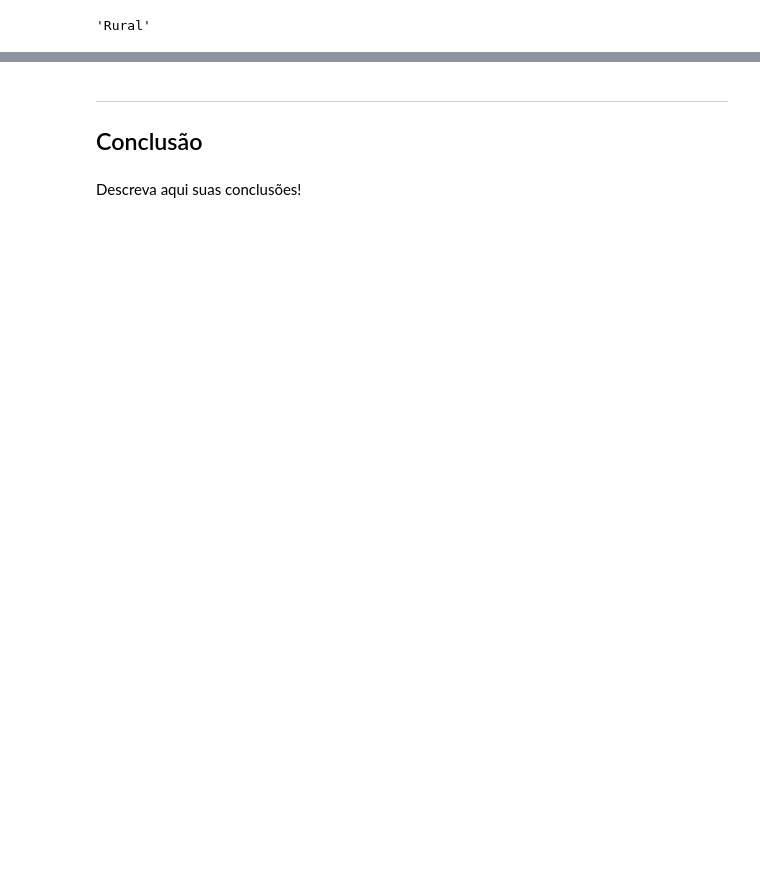
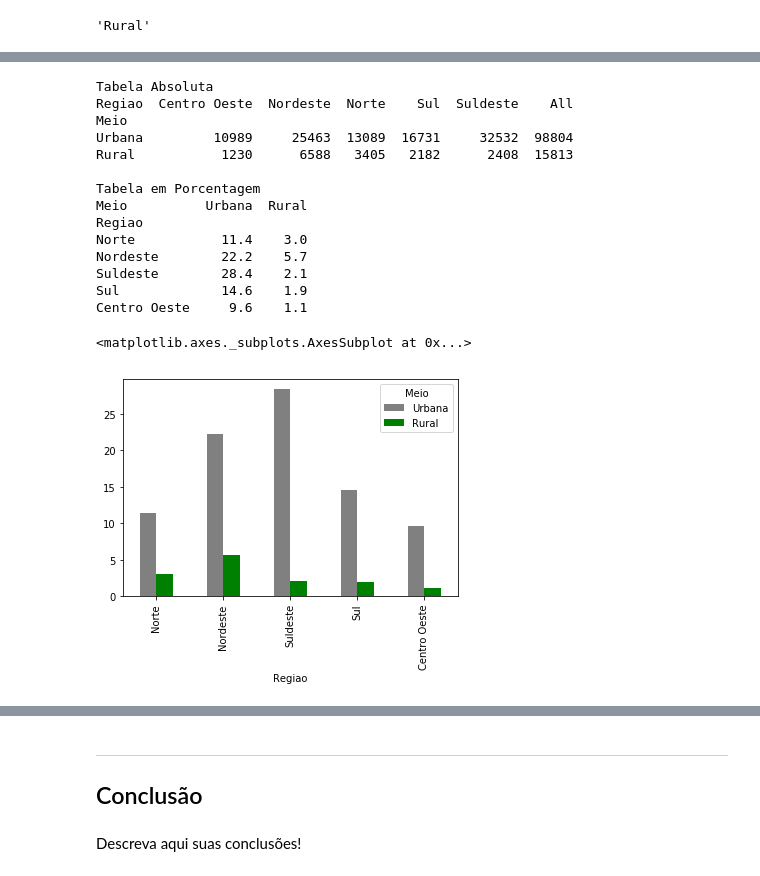
Before and after one commit to gabrielvf1/CienciaDosDados, a Jupyter notebook: Projeto1 Layout.ipynb, the cells around one changed output, grey strips where cells are left out. Drawn from its saved outputs; the diff is of its cells as text; code cells hidden in the pictures; blank space fills up the shorter version.

```diff
--- a/Projeto1 Layout.ipynb
+++ b/Projeto1 Layout.ipynb
@@ -78,10 +92,11 @@ UFparaRegiao(dados['UF'][50000])
 # %%
-dadosFinal = dadosFinal[(dadosFinal.Regiao=="Sul") | (dadosFinal.Regiao=="Norte") | (dadosFinal.Regiao=="Nordeste") | (dadosFinal.Regiao=="Suldeste") | (dadosFinal.Regiao=="Centro Oeste")]
+#dadosFinal = dadosFinal[(dadosFinal.Regiao=="Sul") | (dadosFinal.Regiao=="Norte") | (dadosFinal.Regiao=="Nordeste") | (dadosFinal.Regiao=="Suldeste") | (dadosFinal.Regiao=="Centro Oeste")]
 # %%
 dadosFinal.V0226 = dadosFinal.V0226.astype('category')
 dadosFinal.V0226.cat.categories = (['Sim', 'Nao'])
 dadosFinal.V02322 = dadosFinal.V02322.astype('category')
 dadosFinal.V02322.cat.categories = (['Sim', 'Nao'])
+dadosFinal = dadosFinal[(dadosFinal.Renda<999999999999) & (dadosFinal.Renda>0)]
+dadosFinal.Renda = dadosFinal.Renda.astype('float')
 dadosFinal = dadosFinal.rename(columns={'V0226': 'TV'})
 dadosFinal = dadosFinal.rename(columns={'V02322': 'Internet'})
-dadosFinal
@@ -106,0 +103,12 @@ dadosFinal
+# %%
+def TvInternet(TV,Internet):
+    if TV == 'Sim':
+        if Internet == 'Nao':
+            return 'So TV'
+        if Internet == 'Sim':
+            return 'Ambos'
+    if TV == 'Nao':
+        if Internet == 'Sim':
+            return 'So Internet'
+        if Internet == 'Nao':
+            return 'Nenhum'
@@ -106,0 +119,3 @@ dadosFinal
+# %%
+dadosFinal['TvInternet'] = dadosFinal.apply(lambda row: TvInternet(row['TV'], row['Internet']), axis=1)
+dadosFinal
@@ -116,0 +219,30 @@ Name: Regiao, dtype: int64
+# %%
+#Regioes separando Urbano e RURAL
+ct=pd.crosstab(dadosFinal.Meio,dadosFinal.Regiao,margins=True,rownames=['Meio'], colnames=['Regiao'])
+ct=ct.loc[['Urbana','Rural']]
+print('Tabela Absoluta')
+print(ct,'\n')
+
+print('Tabela em Porcentagem')
+ct1=(pd.crosstab(dadosFinal.Regiao,dadosFinal.Meio,margins=True,rownames=['Regiao'], colnames=['Meio'], normalize='all')*100).round(decimals=1)
+ct1=ct1.loc[['Norte', 'Nordeste', 'Suldeste', 'Sul', 'Centro Oeste'],['Urbana','Rural']]
+print(ct1,'\n')
+
+ct1.plot(kind='bar', color=('grey', 'green'))
+# %% [output]
+Tabela Absoluta
+Regiao  Centro Oeste  Nordeste  Norte    Sul  Suldeste    All
+Meio
+Urbana         10989     25463  13089  16731     32532  98804
+Rural           1230      6588   3405   2182      2408  15813
+
+Tabela em Porcentagem
+Meio          Urbana  Rural
+Regiao
+Norte           11.4    3.0
+Nordeste        22.2    5.7
+Suldeste        28.4    2.1
+Sul             14.6    1.9
+Centro Oeste     9.6    1.1
+<matplotlib.axes._subplots.AxesSubplot at 0x...>
+[figure, added]
```
Also changed, not shown: parts of 29 cells of this notebook, 1 other file.
